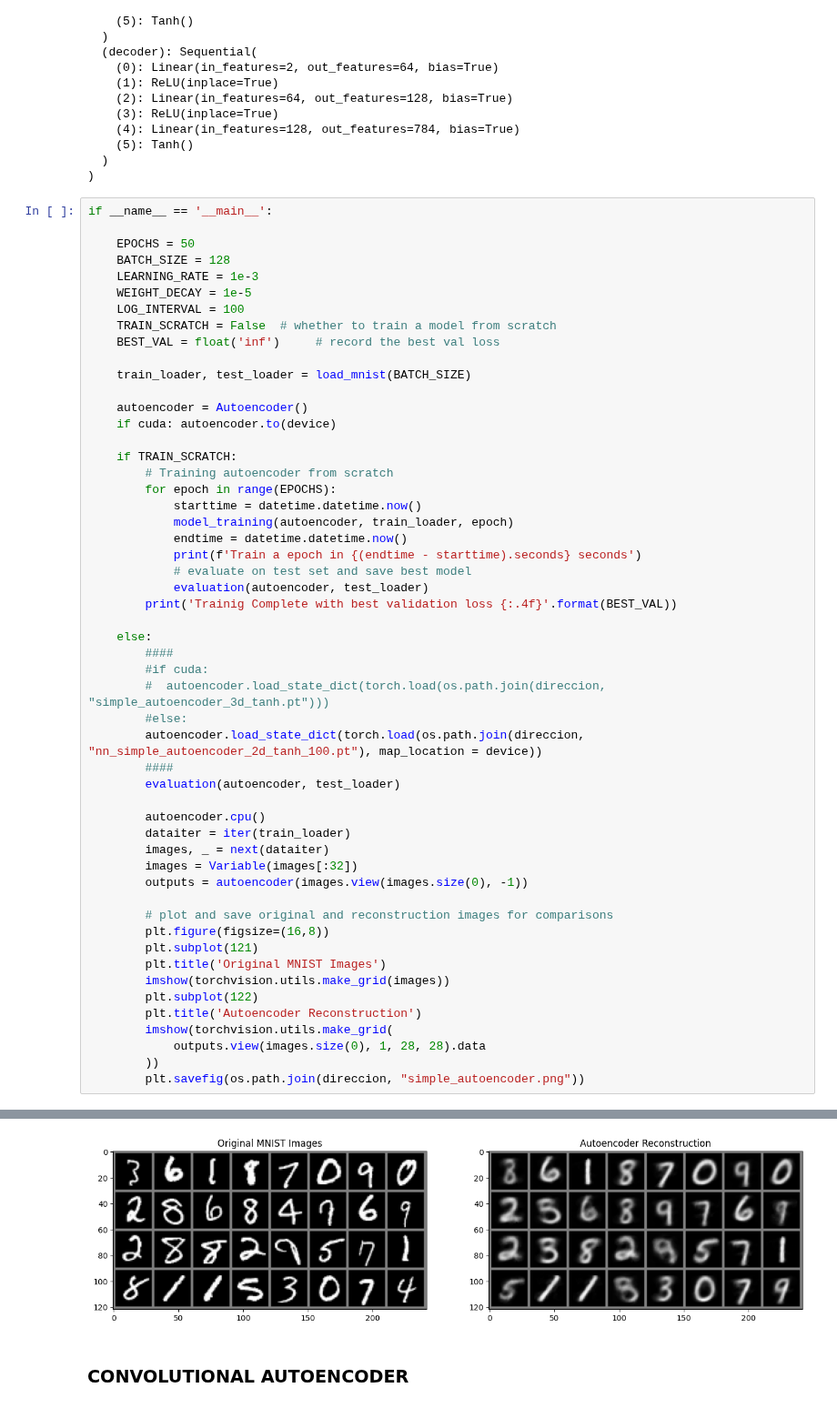
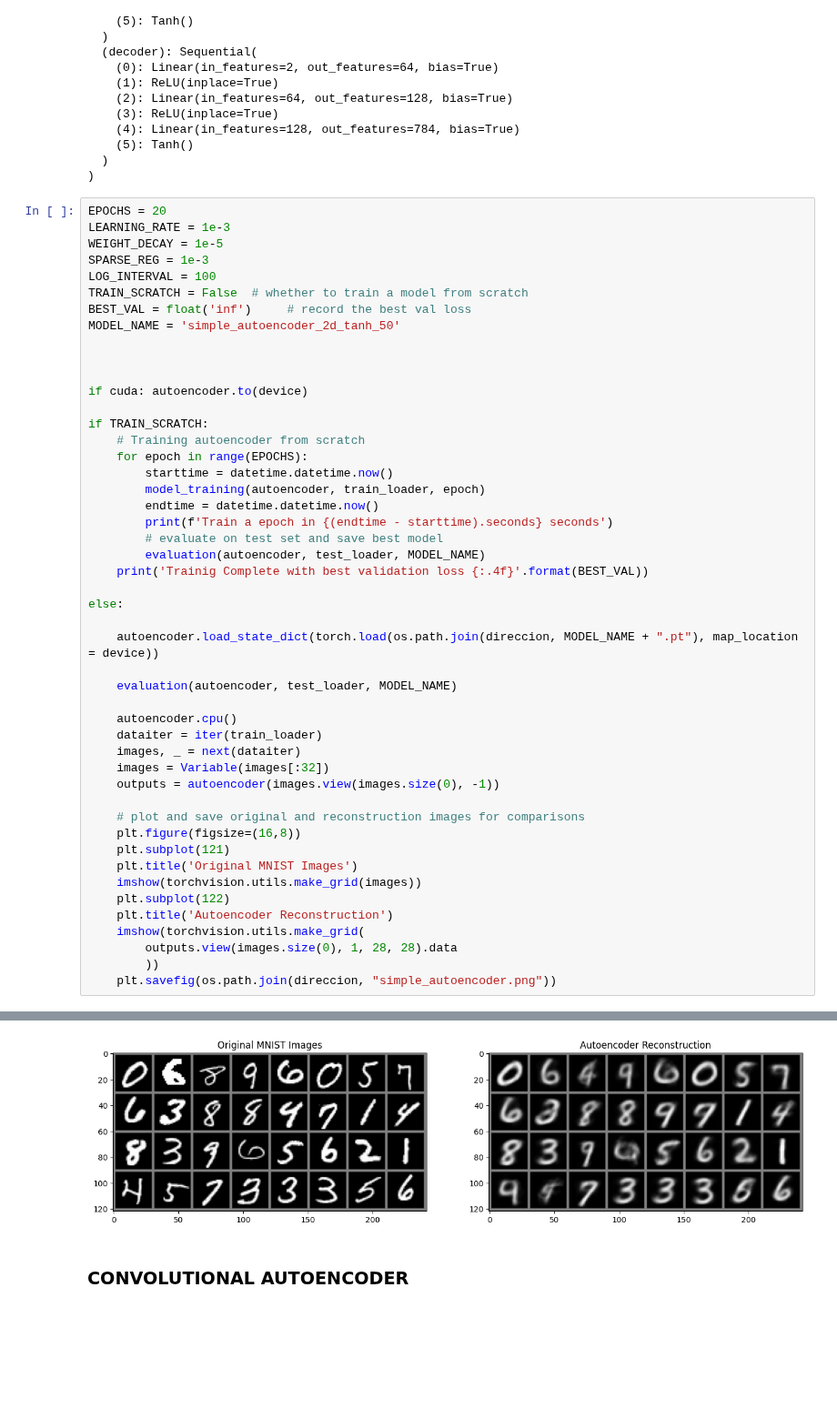
Before and after one commit to FIUBA-Posgrado-Inteligencia-Artificial/aprendizaje_profundo, a Jupyter notebook: clase_7/jupyter_notebooks/Autoencoder.ipynb, the cells around one changed output, grey strips where cells are left out. Shown at 91% size. Drawn from its saved outputs; the diff is of its cells as text; blank space fills up the shorter version.

```diff
--- a/clase_7/jupyter_notebooks/Autoencoder.ipynb
+++ b/clase_7/jupyter_notebooks/Autoencoder.ipynb
@@ -185,56 +218,51 @@ Autoencoder(
   )
 )
 # %%
-if __name__ == '__main__':
+EPOCHS = 20
+LEARNING_RATE = 1e-3
+WEIGHT_DECAY = 1e-5
+SPARSE_REG = 1e-3
+LOG_INTERVAL = 100
+TRAIN_SCRATCH = False  # whether to train a model from scratch
+BEST_VAL = float('inf')     # record the best val loss
+MODEL_NAME = 'simple_autoencoder_2d_tanh_50'
 
-    EPOCHS = 50
-    BATCH_SIZE = 128
-    LEARNING_RATE = 1e-3
-    WEIGHT_DECAY = 1e-5
-    LOG_INTERVAL = 100
-    TRAIN_SCRATCH = False  # whether to train a model from scratch
-    BEST_VAL = float('inf')     # record the best val loss
 
-    train_loader, test_loader = load_mnist(BATCH_SIZE)
 
-    autoencoder = Autoencoder()
-    if cuda: autoencoder.to(device)
+if cuda: autoencoder.to(device)
 
-    if TRAIN_SCRATCH:
-        # Training autoencoder from scratch
-        for epoch in range(EPOCHS):
-            starttime = datetime.datetime.now()
-            model_training(autoencoder, train_loader, epoch)
-            endtime = datetime.datetime.now()
-            print(f'Train a epoch in {(endtime - starttime).seconds} seconds')
-            # evaluate on test set and save best model
-            evaluation(autoencoder, test_loader)
-        print('Trainig Complete with best validation loss {:.4f}'.format(BEST_VAL))
+if TRAIN_SCRATCH:
+    # Training autoencoder from scratch
+    for epoch in range(EPOCHS):
+        starttime = datetime.datetime.now()
+        model_training(autoencoder, train_loader, epoch)
+        endtime = datetime.datetime.now()
+        print(f'Train a epoch in {(endtime - starttime).seconds} seconds')
+        # evaluate on test set and save best model
+        evaluation(autoencoder, test_loader, MODEL_NAME)
+    print('Trainig Complete with best validation loss {:.4f}'.format(BEST_VAL))
 
-    else:
-        ####
-        #if cuda:
-        #  autoencoder.load_state_dict(torch.load(os.path.join(direccion, "simple_autoencoder_3d_tanh.pt")))
-        #else:
-        autoencoder.load_state_dict(torch.load(os.path.join(direccion, "nn_simple_autoencoder_2d_tanh_100.pt"), map_location = device))
-        ####
-        evaluation(autoencoder, test_loader)
+else:
 
-        autoencoder.cpu()
-        dataiter = iter(train_loader)
-        images, _ = next(dataiter)
-        images = Variable(images[:32])
-        outputs = autoencoder(images.view(images.size(0), -1))
+    autoencoder.load_state_dict(torch.load(os.path.join(direccion, MODEL_NAME + ".pt"), map_location = device))
 
-        # plot and save original and reconstruction images for comparisons
-        plt.figure(figsize=(16,8))
-        plt.subplot(121)
-        plt.title('Original MNIST Images')
-        imshow(torchvision.utils.make_grid(images))
-        plt.subplot(122)
-        plt.title('Autoencoder Reconstruction')
-        imshow(torchvision.utils.make_grid(
-            outputs.view(images.size(0), 1, 28, 28).data
+    evaluation(autoencoder, test_loader, MODEL_NAME)
+
+    autoencoder.cpu()
+    dataiter = iter(train_loader)
+    images, _ = next(dataiter)
+    images = Variable(images[:32])
+    outputs = autoencoder(images.view(images.size(0), -1))
+
+    # plot and save original and reconstruction images for comparisons
+    plt.figure(figsize=(16,8))
+    plt.subplot(121)
+    plt.title('Original MNIST Images')
+    imshow(torchvision.utils.make_grid(images))
+    plt.subplot(122)
+    plt.title('Autoencoder Reconstruction')
+    imshow(torchvision.utils.make_grid(
+        outputs.view(images.size(0), 1, 28, 28).data
         ))
-        plt.savefig(os.path.join(direccion, "simple_autoencoder.png"))
+    plt.savefig(os.path.join(direccion, "simple_autoencoder.png"))
 # %% [output]
@@ -245,4 +270,4 @@ Average MSE Loss on Test set: 0.1512
-[figure, old version]
+[figure, new version]
 # %% [markdown]
 ### CONVOLUTIONAL AUTOENCODER
 # %%
```
Also changed, not shown: parts of 20 cells of this notebook, 3 other files.
